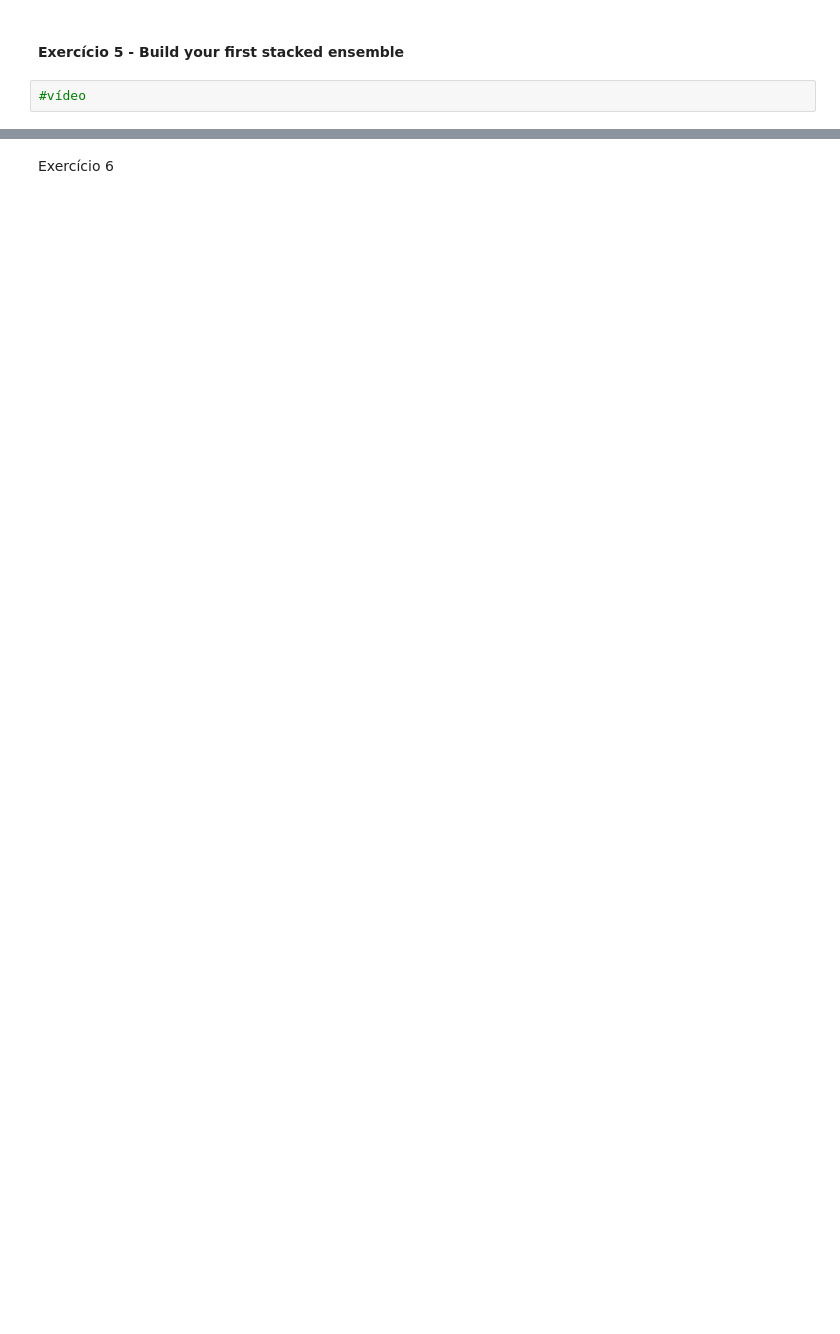
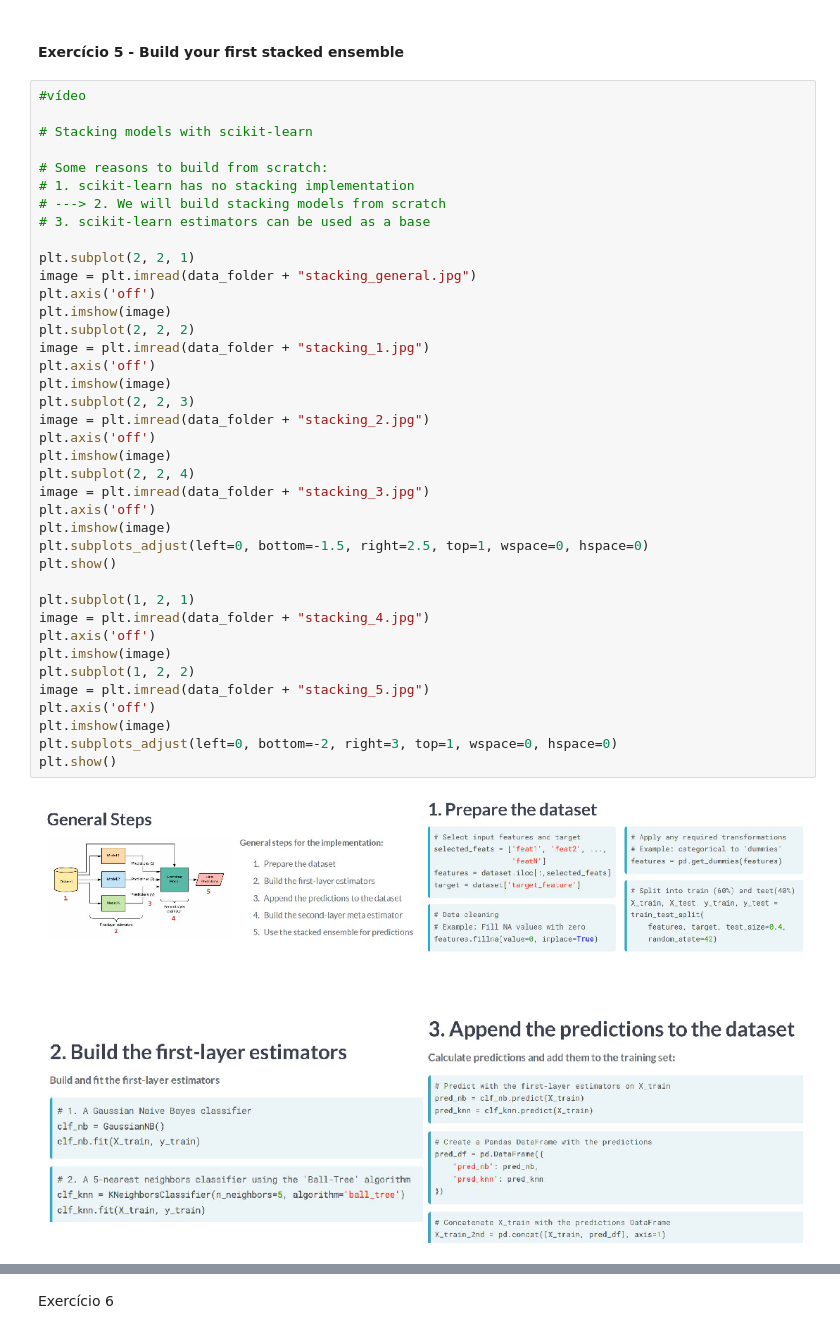
Before and after one commit to MigBap/Online-courses-and-tutorials, a Jupyter notebook: DataCamp/DataCamp - Ensemble Methods in Python.ipynb, the cells around one changed output, grey strips where cells are left out. Drawn from its saved outputs; the diff is of its cells as text; blank space fills up the shorter version.

```diff
--- a/DataCamp/DataCamp - Ensemble Methods in Python.ipynb
+++ b/DataCamp/DataCamp - Ensemble Methods in Python.ipynb
@@ -1770,4 +1894,43 @@ Exercício 4
 # %% [markdown]
 #### Exercício 5 - Build your first stacked ensemble
-# %%
-#vídeo
+# %%
+#vídeo
+
+# Stacking models with scikit-learn
+
+# Some reasons to build from scratch:
+# 1. scikit-learn has no stacking implementation
+# ---> 2. We will build stacking models from scratch
+# 3. scikit-learn estimators can be used as a base
+
+plt.subplot(2, 2, 1)
+image = plt.imread(data_folder + "stacking_general.jpg")
+plt.axis('off')
+plt.imshow(image)
+plt.subplot(2, 2, 2)
+image = plt.imread(data_folder + "stacking_1.jpg")
+plt.axis('off')
+plt.imshow(image)
+plt.subplot(2, 2, 3)
+image = plt.imread(data_folder + "stacking_2.jpg")
+plt.axis('off')
+plt.imshow(image)
+plt.subplot(2, 2, 4)
+image = plt.imread(data_folder + "stacking_3.jpg")
+plt.axis('off')
+plt.imshow(image)
+plt.subplots_adjust(left=0, bottom=-1.5, right=2.5, top=1, wspace=0, hspace=0)
+plt.show()
+
+plt.subplot(1, 2, 1)
+image = plt.imread(data_folder + "stacking_4.jpg")
+plt.axis('off')
+plt.imshow(image)
+plt.subplot(1, 2, 2)
+image = plt.imread(data_folder + "stacking_5.jpg")
+plt.axis('off')
+plt.imshow(image)
+plt.subplots_adjust(left=0, bottom=-2, right=3, top=1, wspace=0, hspace=0)
+plt.show()
+# %% [output]
+[figure, added]
```
Also changed, not shown: parts of 24 cells of this notebook.
